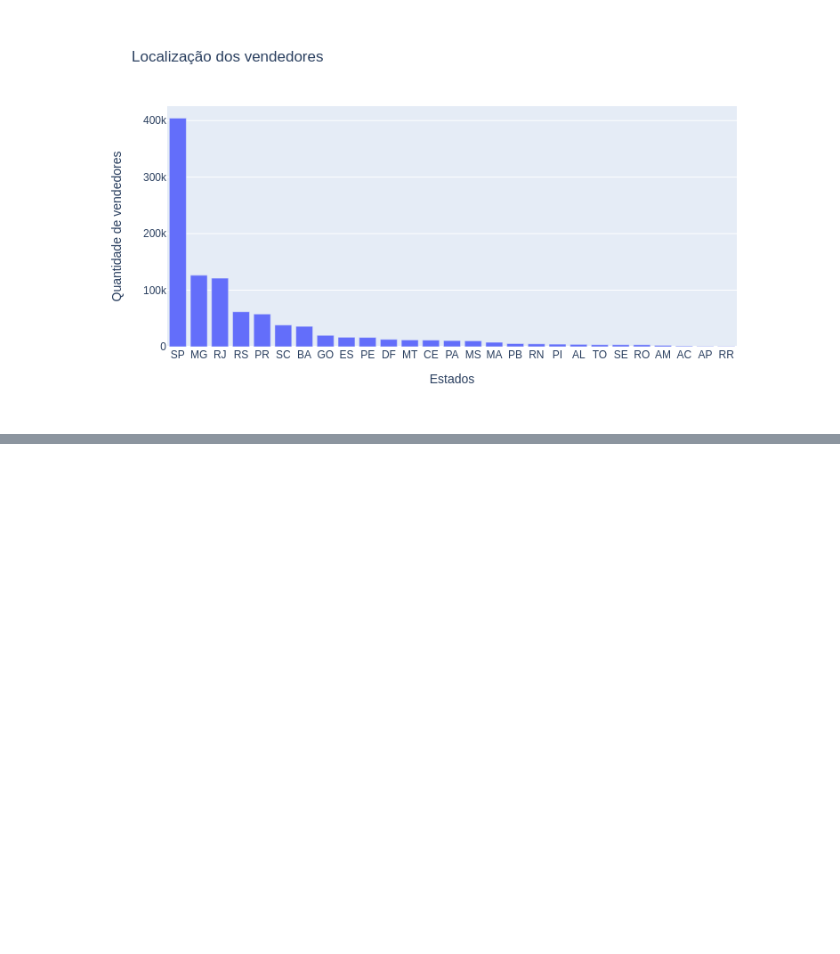
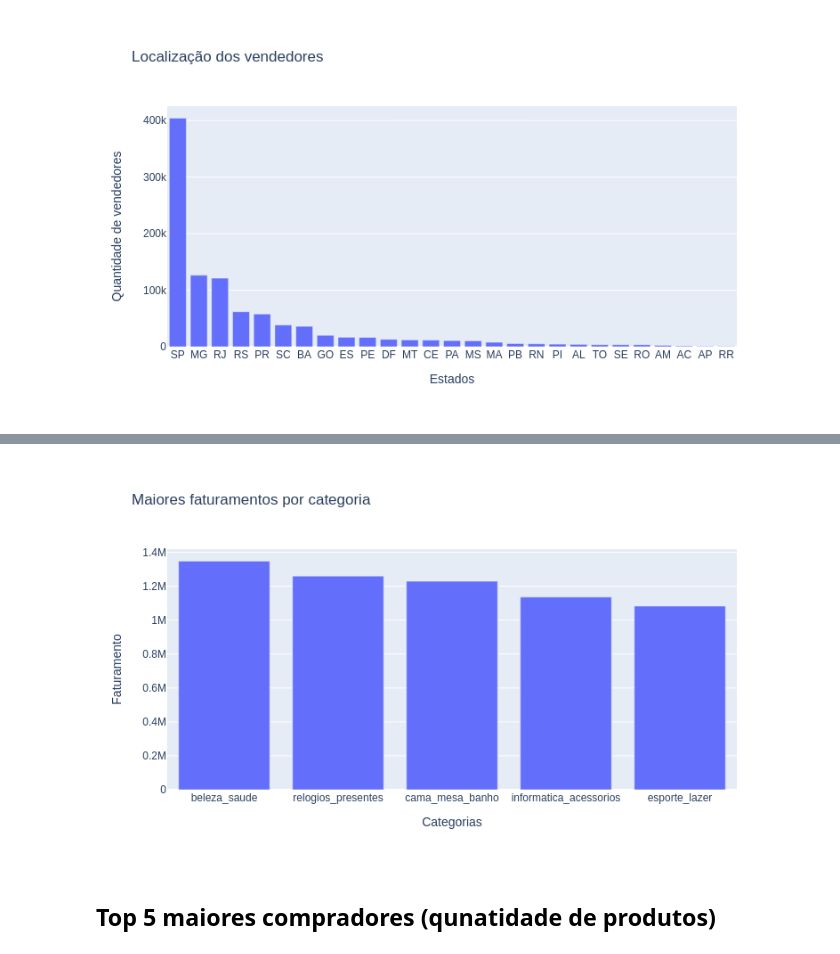
Before and after one commit to Lucas-Buk/Introducao-Ciencia-de-Dados, a Jupyter notebook: Aula_1_Exploração_Olist.ipynb, the cells around one changed output, grey strips where cells are left out. Saved outputs shown, nothing was run; the diff lists cells and outputs as text; code cells hidden in the pictures; blank space fills up the shorter version.

```diff
--- a/Aula_1_Exploração_Olist.ipynb
+++ b/Aula_1_Exploração_Olist.ipynb
@@ -908,0 +1068,3 @@ gitly.show(fig)
+# %%
+df_cat_fat = df_left.merge(df_right, how='left', on='product_id')
+df_cat_fat.head(5)
@@ -908,0 +1078,4 @@ gitly.show(fig)
+# %%
+df_res = df_cat_fat[['valor_final', 'product_category_name']].groupby(by='product_category_name').sum()
+df_res = df_res.sort_values(by = 'valor_final',ascending = False).head(5)
+df_res
@@ -908,0 +1090,7 @@ gitly.show(fig)
+# %%
+fig = px.bar(df_res, y = 'valor_final', title='Maiores faturamentos por categoria', labels={'valor_final':'Faturamento','product_category_name':'Categorias'})
+gitly.show(fig)
+# %% [output]
+[figure, added]
+# %% [markdown]
+## Top 5 maiores compradores (qunatidade de produtos)
```
Also changed, not shown: parts of 76 cells of this notebook.
